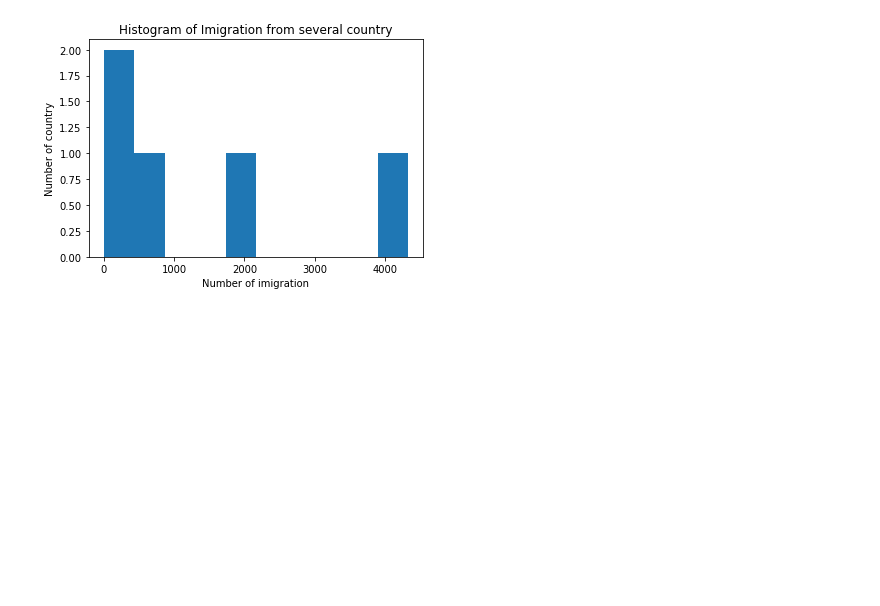
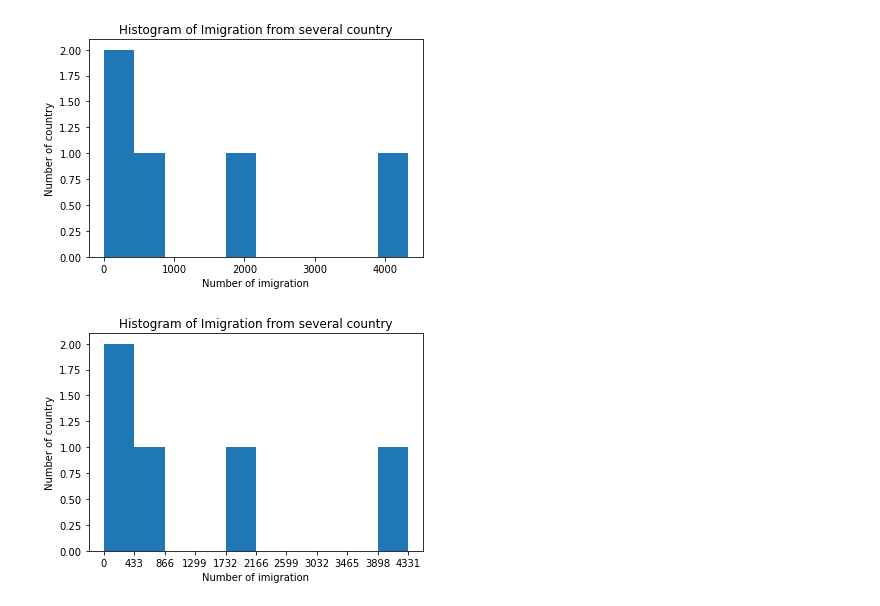
Before and after one commit to muhyasin89/data_science, a Jupyter notebook: certification/Data_Visual.ipynb, the cells around one changed output. Cells and saved outputs as stored; diff of their text form; code cells hidden in the pictures; blank space fills up the shorter version.

Commit message:
[UPDATE]change data visualization

```diff
--- a/certification/Data_Visual.ipynb
+++ b/certification/Data_Visual.ipynb
@@ -19,19 +19,21 @@ plt.show()
 # %%
 import pandas as pd
 
 import matplotlib as mpl
 import matplotlib.pyplot as plt
 
 import numpy as np
 
 df_canada = pd.read_csv("data_visual_1.csv")
 
 count, bin_edges = np.histogram(df_canada['2013'])
 
-df_canada['2013'].plot(kind='hist', xtics)
+df_canada['2013'].plot(kind='hist', xticks=bin_edges)
 
 plt.title("Histogram of Imigration from several country")
 plt.ylabel("Number of country")
 plt.xlabel("Number of imigration")
 
 plt.show()
+# %% [output]
+[figure, added]
```
Also changed, not shown: parts of 2 cells of this notebook, 2 other files.
